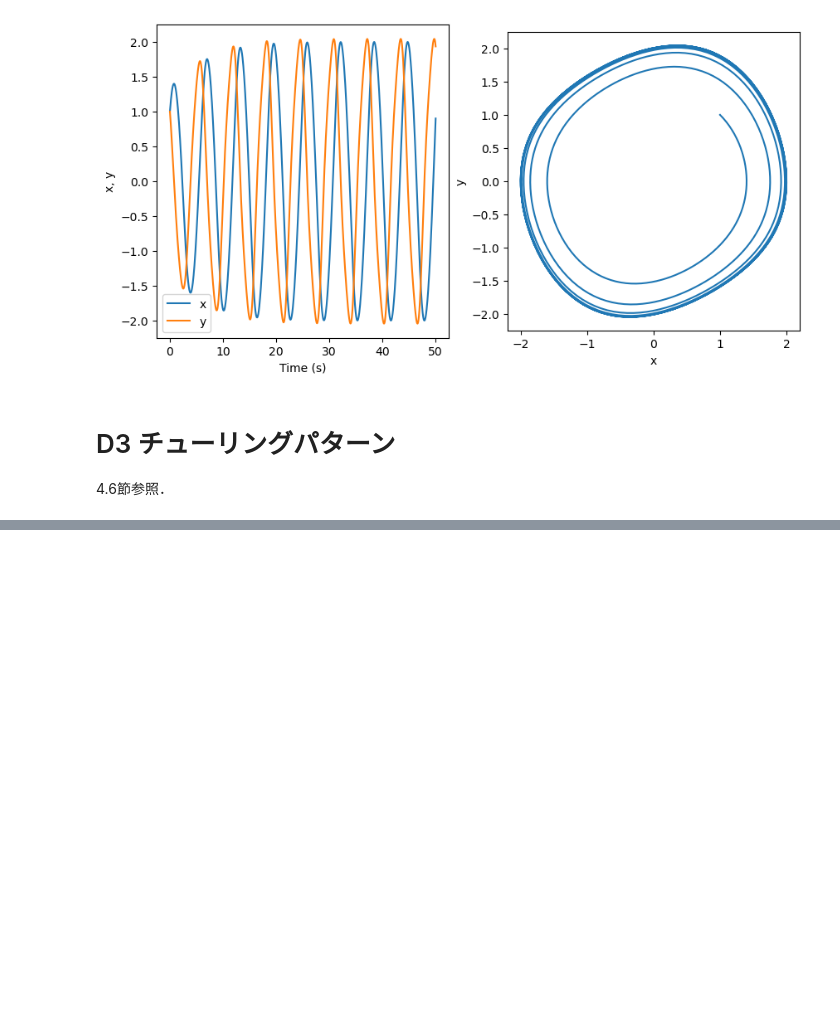
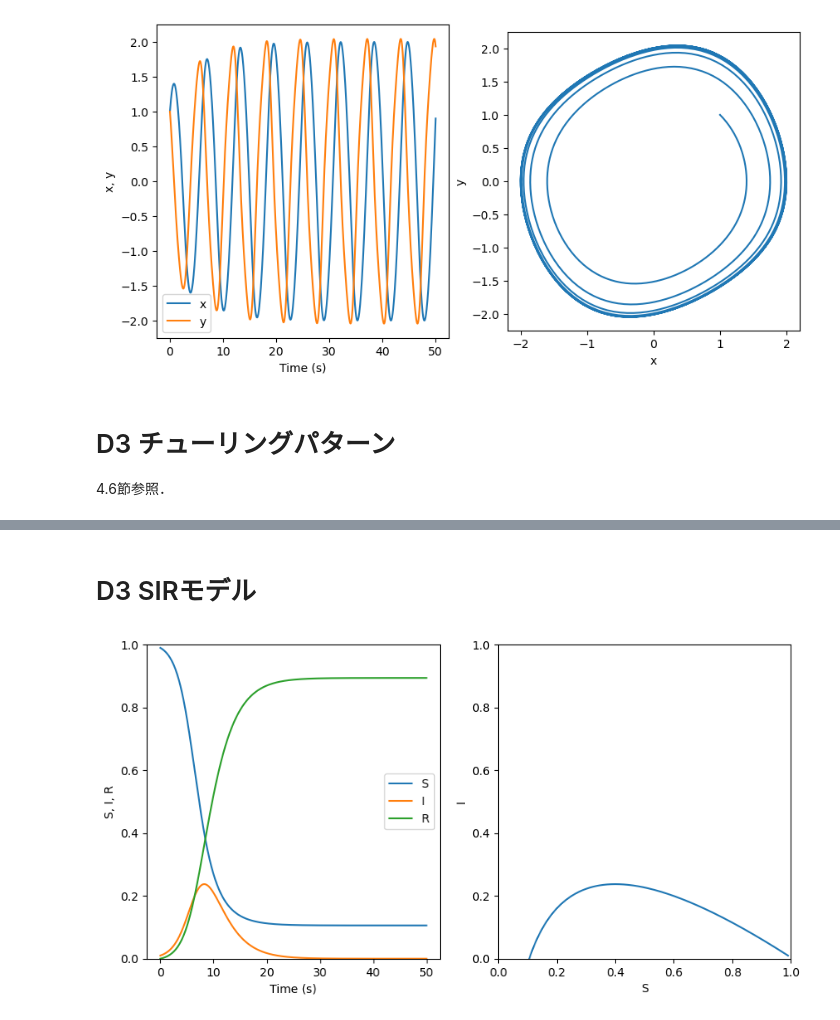
Before and after one commit to stoyabe/biophys, a Jupyter notebook: D dynamicalsystem.ipynb, the cells around one changed output, grey strips where cells are left out. Saved outputs shown, nothing was run; the diff lists cells and outputs as text; code cells hidden in the pictures; blank space fills up the shorter version.

```diff
--- a/D dynamicalsystem.ipynb
+++ b/D dynamicalsystem.ipynb
@@ -132,0 +133,41 @@ plt.show()
+# %% [markdown]
+# D3 SIRモデル
+# %%
+import numpy as np
+import matplotlib.pyplot as plt
+from scipy.integrate import odeint
+
+p = 1 # 感染率
+q = 0.4 # 回復率
+
+def func(var, t):
+    S, I, R = var
+    dSdt = -p*S*I
+    dIdt = p*S*I - q*I
+    dRdt = q*I
+    return [dSdt, dIdt, dRdt]
+
+I0 = 0.01 # 感染者の初期値（最大1）
+init = [1 - I0, I0, 0]
+N = 1000
+t = np.linspace(0, 50, N)
+
+r = odeint(func, init, t, args = ())
+
+fig = plt.figure(figsize = (10,5), dpi=100)
+
+ax1 = fig.add_subplot(121, xlabel = 'Time (s)', ylabel = 'S, I, R')
+ax1.plot(t, r[:,0], label = 'S')
+ax1.plot(t, r[:,1], label = 'I')
+ax1.plot(t, r[:,2], label = 'R')
+ax1.set_ylim([0,1])
+ax1.legend()
+
+ax2 = fig.add_subplot(122, xlabel = 'S', ylabel = 'I')
+ax2.plot(r[:,0], r[:, 1])
+ax2.set_xlim([0,1])
+ax2.set_ylim([0,1])
+
+plt.show()
+# %% [output]
+[figure, added]
```
Also changed, not shown: parts of 2 cells of this notebook.
